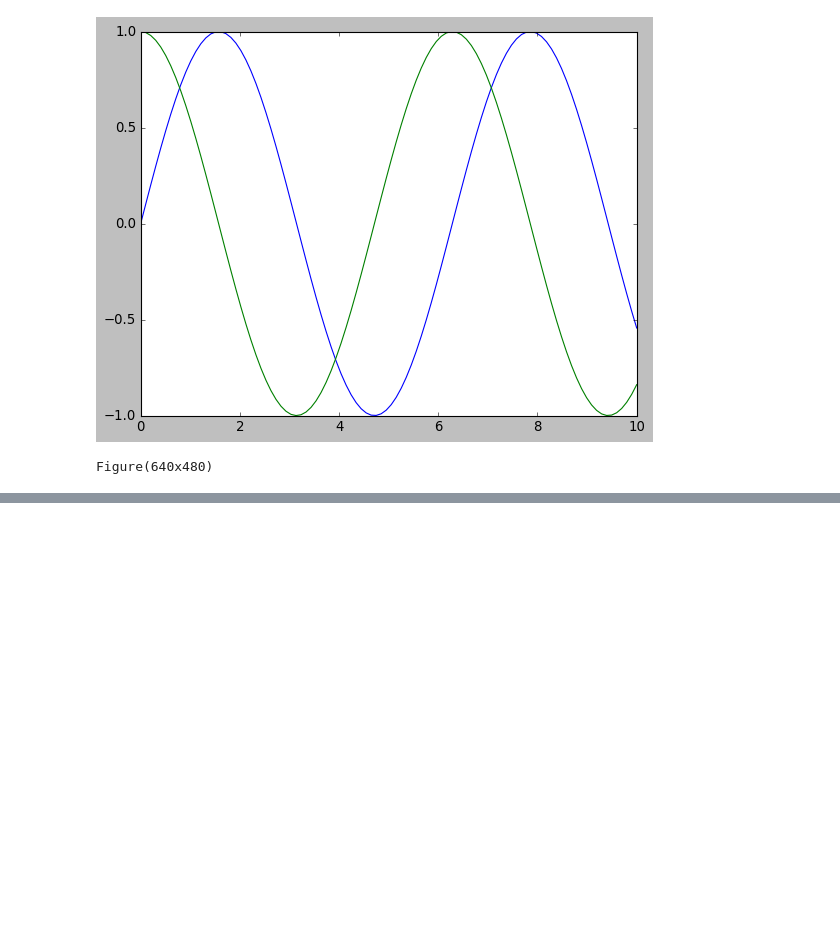
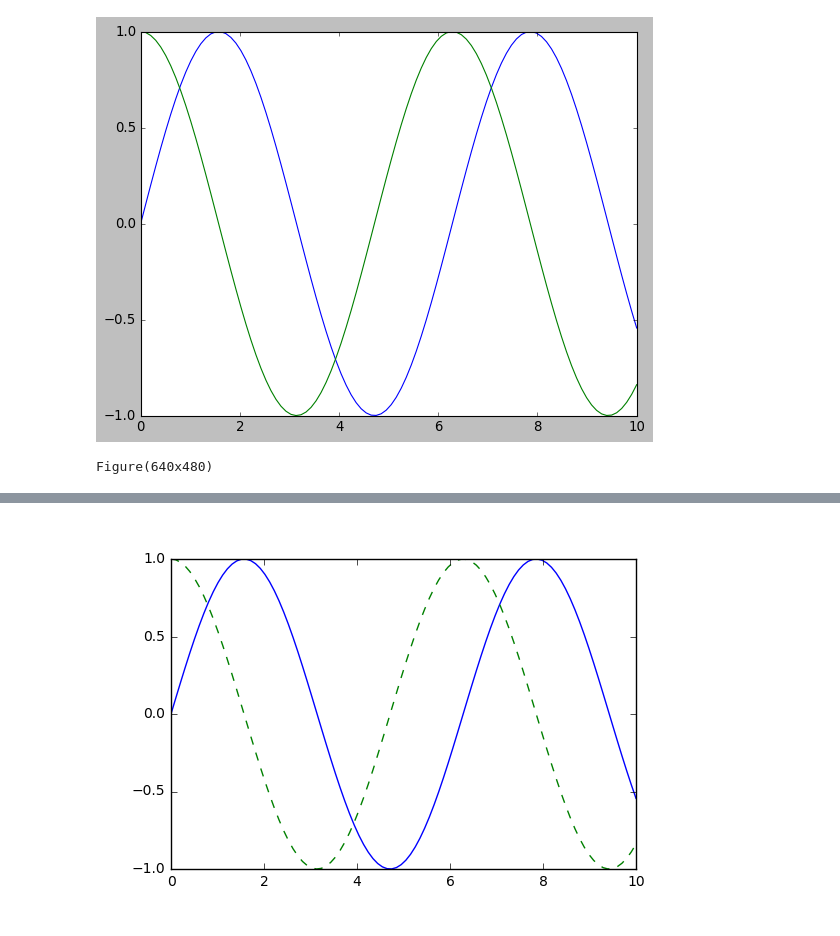
Before and after one commit to konstantinos-giannakopoulos/Python_Data_Science, a Jupyter notebook: Matplotlib_examples.ipynb, the cells around one changed output, grey strips where cells are left out. Drawn from its saved outputs; the diff is of its cells as text; code cells hidden in the pictures; blank space fills up the shorter version.

```diff
--- a/Matplotlib_examples.ipynb
+++ b/Matplotlib_examples.ipynb
@@ -13,0 +32,6 @@ Figure(640x480)
+# %%
+# load figure from file
+from IPython.display import Image
+Image('my_figure.png')
+# %% [output]
+[figure, added]
```
Also changed, not shown: parts of 7 cells of this notebook, 1 other file.
